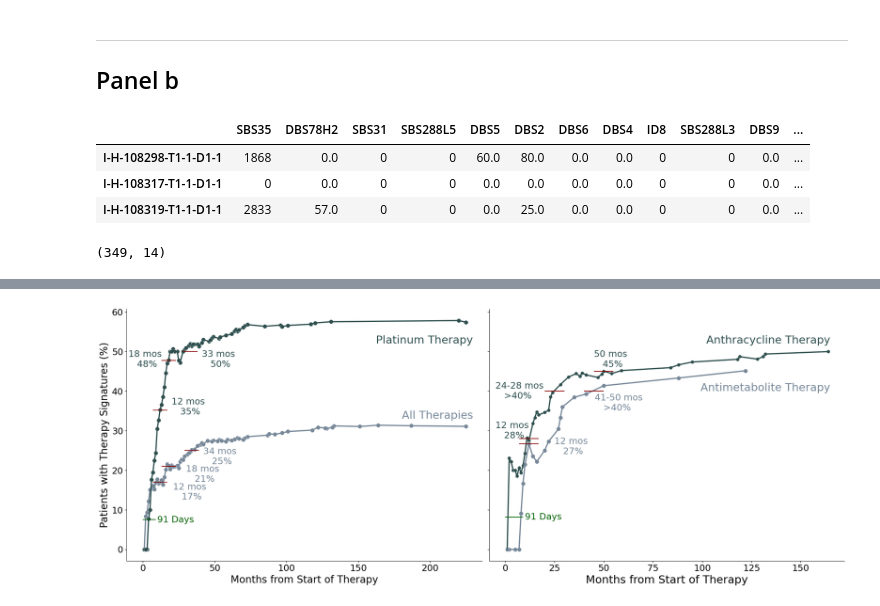
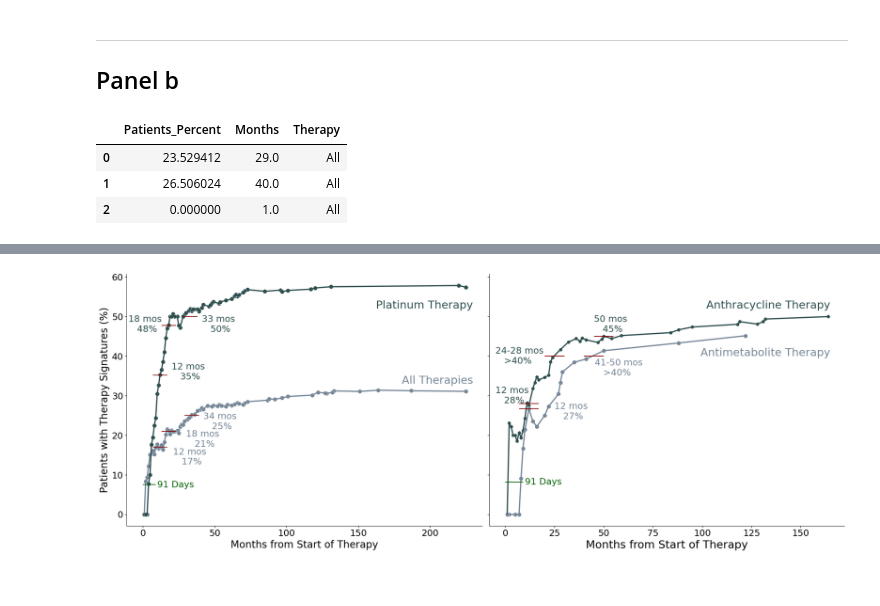
Before and after one commit to shlienlab/mutsigs_therapy, a Jupyter notebook: notebooks/MainFig_4.ipynb, the cells around one changed output, grey strips where cells are left out. Cells and saved outputs as stored; diff of their text form; code cells hidden in the pictures.

```diff
--- a/notebooks/MainFig_4.ipynb
+++ b/notebooks/MainFig_4.ipynb
@@ -464,4 +355,10 @@ for i, txt in enumerate(type_sig_mlt.Count):
 -----------
 ## Panel b
 # %%
-KZM_dates = pd.read_csv(os.path.join(root_dir, 'source_data/KZM_dates.tsv'), sep='\t', index_col=0)
+therapy_months_sigs = pd.read_csv(os.path.join(root_dir, 'source_data/Fig_4b.tsv'), sep='\t')
+therapy_months_sigs.head(3)
+# %% [output]
+|  | Patients_Percent | Months | Therapy |
+| 0 | 23.529412 | 29.0 | All |
+| 1 | 26.506024 | 40.0 | All |
+| 2 | 0.000000 | 1.0 | All |
@@ -471,14 +364,0 @@ plat_enr_sigs = ['SBS35', 'DBS78H2', 'SBS31', 'SBS288L5', 'DBS5', 'DBS2', 'DBS6'
-# %%
-kzm611_gen_thr_sigs = kzm611_sigs[gen_thr_sigs].copy()
-kzm611_gen_thr_sigs.head(3)
-# %% [output]
-|  | SBS35 | DBS78H2 | SBS31 | SBS288L5 | DBS5 | DBS2 | DBS6 | DBS4 | ID8 | SBS288L3 | DBS9 | ... |
-| I-H-108298-T1-1-D1-1 | 1868 | 0.0 | 0 | 0 | 60.0 | 80.0 | 0.0 | 0.0 | 0 | 0 | 0.0 | ... |
-| I-H-108317-T1-1-D1-1 | 0 | 0.0 | 0 | 0 | 0.0 | 0.0 | 0.0 | 0.0 | 0 | 0 | 0.0 | ... |
-| I-H-108319-T1-1-D1-1 | 2833 | 57.0 | 0 | 0 | 0.0 | 25.0 | 0.0 | 0.0 | 0 | 0 | 0.0 | ... |
-# %%
-## Subset post-therapy samples
-kzm611_gen_thr_sigs_v2 = kzm611_gen_thr_sigs.loc[[x for x in kzm611_gen_thr_sigs.index if x  in kzm611_md[kzm611_md.Therapy=='Post-Therapy'].index.tolist()]].copy()
-kzm611_gen_thr_sigs_v2.shape
-# %% [output]
-(349, 14)
```
Also changed, not shown: parts of 37 cells of this notebook, 7 other files.
